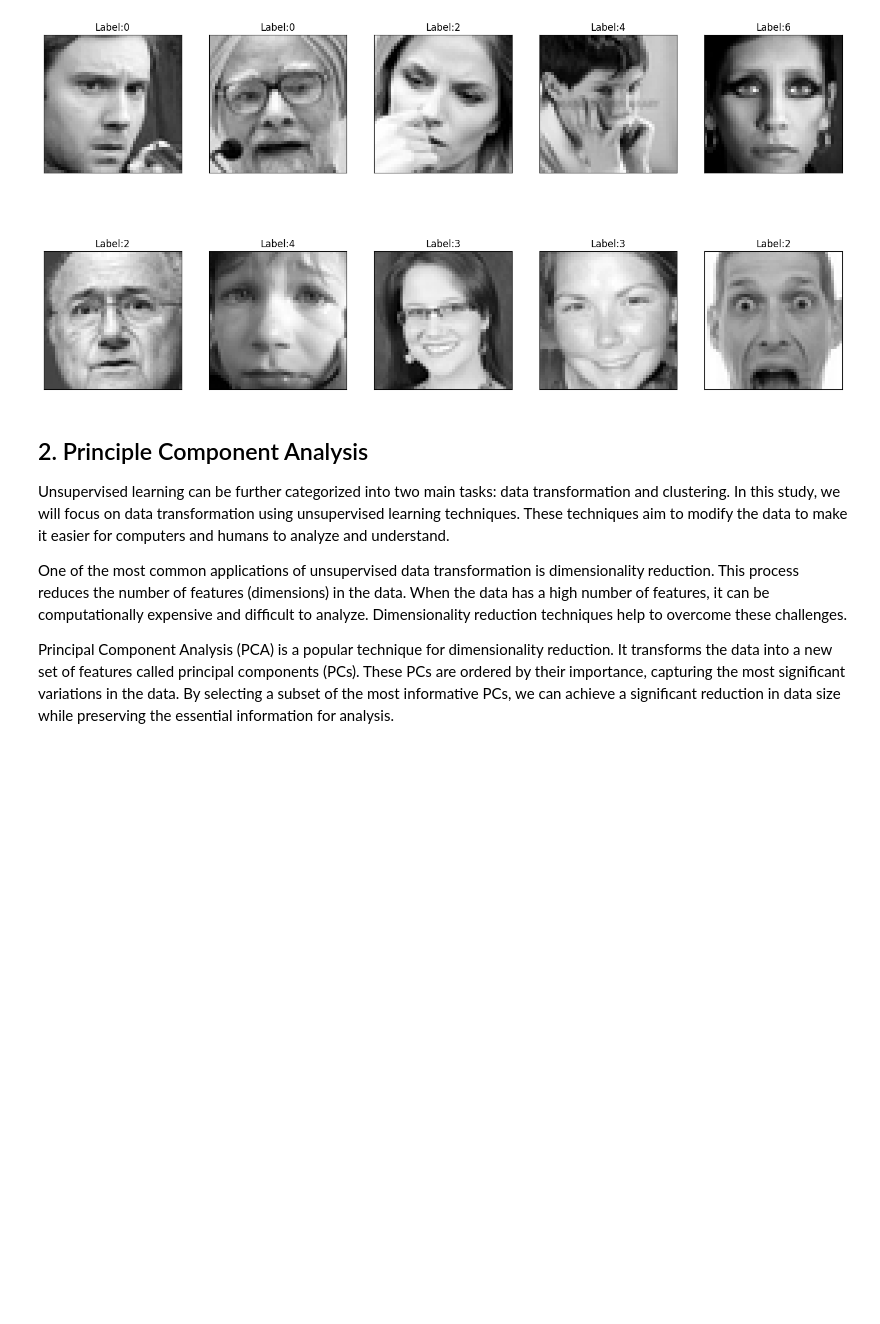
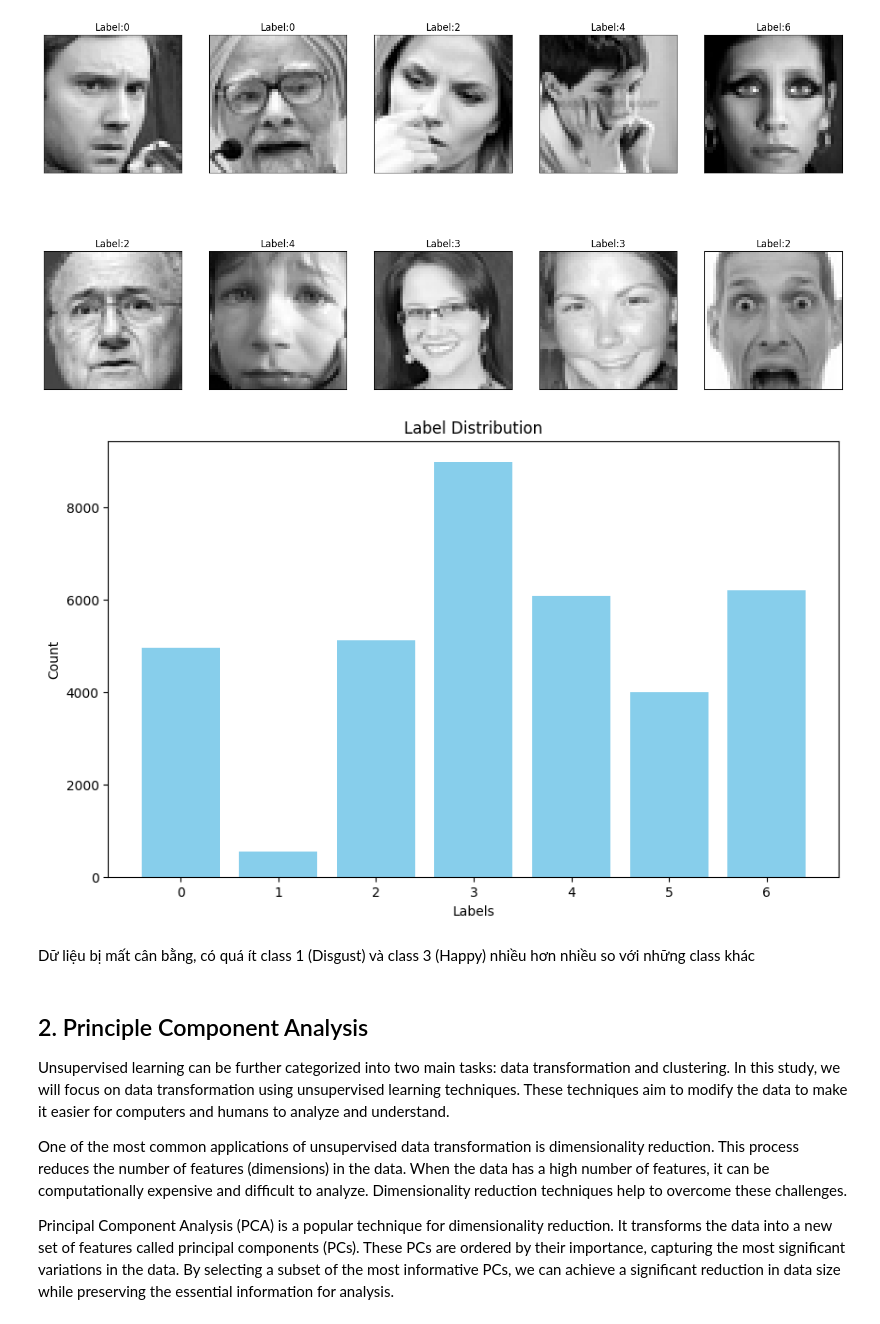
Before and after one commit to NeyugnOd/Fundamental-ML, a Jupyter notebook: notebooks/EAD.ipynb, the cells around one changed output. Cells and saved outputs as stored; diff of their text form; code cells hidden in the pictures; blank space fills up the shorter version.

```diff
--- a/notebooks/EAD.ipynb
+++ b/notebooks/EAD.ipynb
@@ -60,7 +60,8 @@ def show_img(images: np.ndarray, labels: np.ndarray):
         axarr[idx].set_title("Label:{}".format(label))
 # %%
 ## load dataset here
-df = pd.read_csv("/content/drive/MyDrive/Colab Notebooks/ML/icml_face_data.csv")
+PATH = "/content/drive/MyDrive/Colab Notebooks/ML/icml_face_data.csv"
+df = pd.read_csv(PATH)
 df.head()
 # %% [output]
 |  | emotion | pixels |
@@ -85,6 +86,31 @@ images, labels = parse_data(df)
 show_img(images, labels)
 # %% [output]
 [figure]
+# %%
+def plot_label_distribution(labels):
+    label_counts = {}
+    for label in labels:
+        if label in label_counts:
+            label_counts[label] += 1
+        else:
+            label_counts[label] = 1
+
+    labels = list(label_counts.keys())
+    counts = list(label_counts.values())
+
+    plt.figure(figsize=(10, 6))
+    plt.bar(labels, counts, color='skyblue')
+    plt.xlabel('Labels')
+    plt.ylabel('Count')
+    plt.title('Label Distribution')
+    plt.show()
+
+# Gọi hàm plot_label_distribution để xem phân phối của dữ liệu
+plot_label_distribution(labels)
+# %% [output]
+[figure, added]
+# %% [markdown]
+Dữ liệu bị mất cân bằng, có quá ít class 1 (Disgust) và class 3 (Happy) nhiều hơn nhiều so với những class khác
 # %% [markdown]
 ## 2. Principle Component Analysis
 
```
Also changed, not shown: parts of 3 cells of this notebook.
